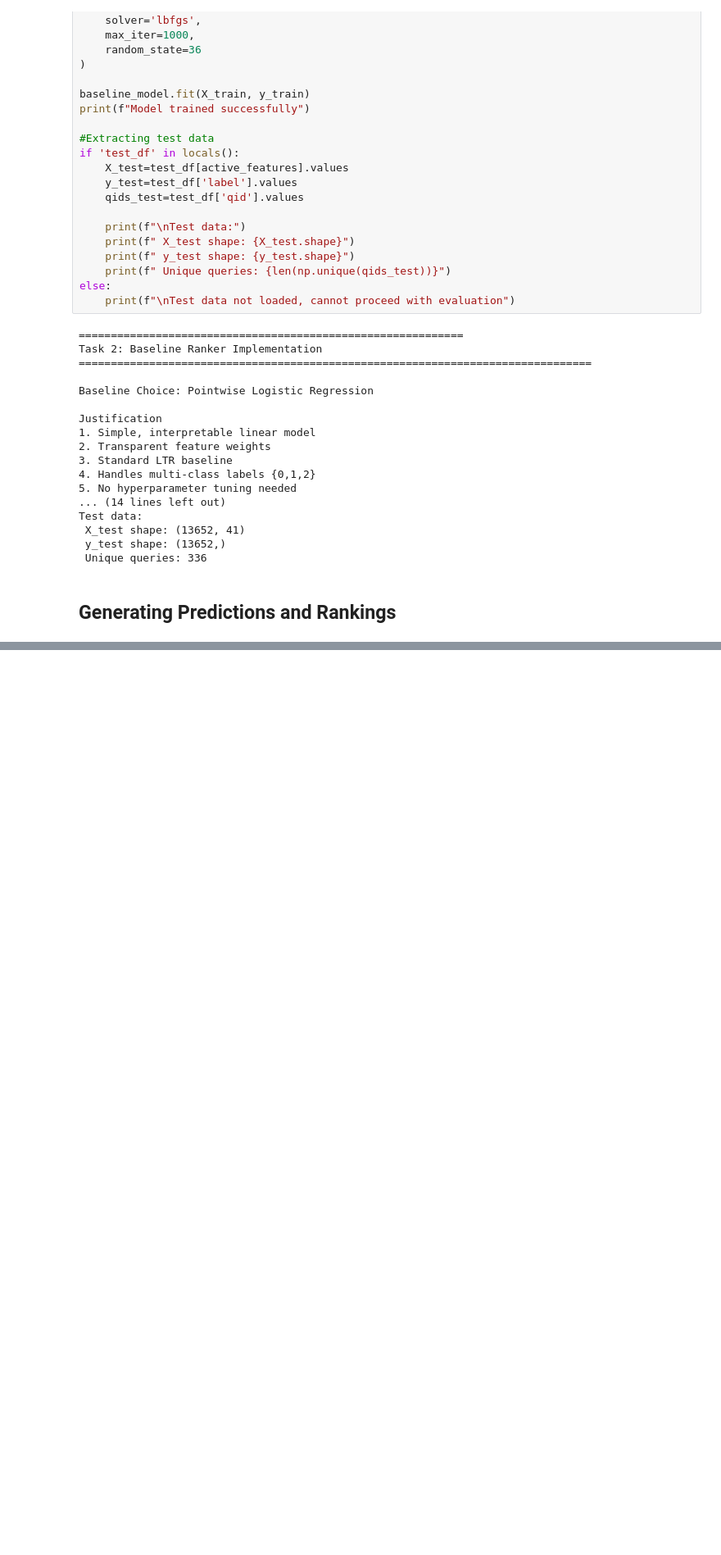
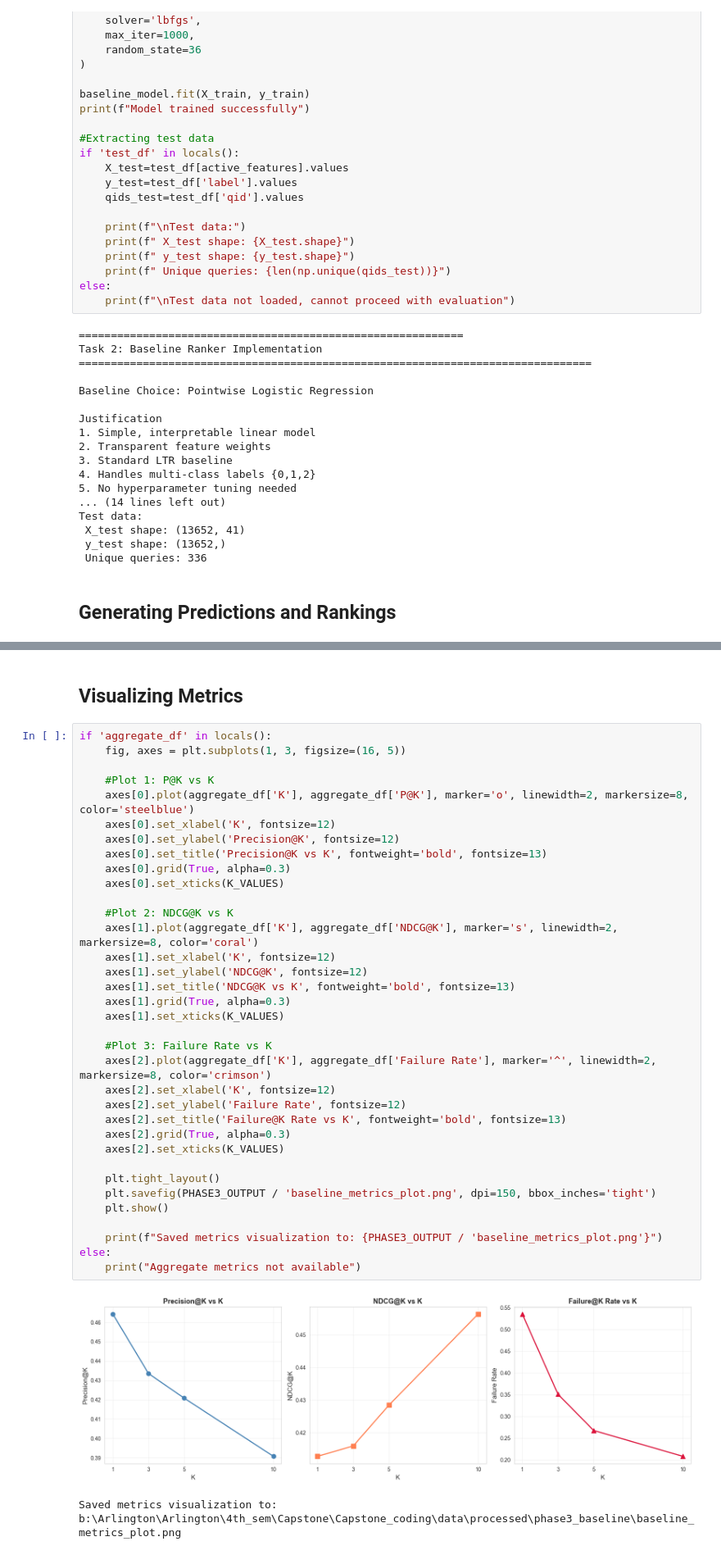
Before and after one commit to KushalMarahatta/Capstone_coding, a Jupyter notebook: notebooks/03_baseline_ranking.ipynb, the cells around one changed output, grey strips where cells are left out. Shown at 82% size. Drawn from its saved outputs; the diff is of its cells as text; blank space fills up the shorter version.

Commit message:
Phase 3 Completed

```diff
--- a/notebooks/03_baseline_ranking.ipynb
+++ b/notebooks/03_baseline_ranking.ipynb
@@ -564,0 +888,40 @@ Sample query (qid=7968):
+# %% [markdown]
+## Visualizing Metrics
+# %%
+if 'aggregate_df' in locals():
+    fig, axes = plt.subplots(1, 3, figsize=(16, 5))
+
+    #Plot 1: P@K vs K
+    axes[0].plot(aggregate_df['K'], aggregate_df['P@K'], marker='o', linewidth=2, markersize=8, color='steelblue')
+    axes[0].set_xlabel('K', fontsize=12)
+    axes[0].set_ylabel('Precision@K', fontsize=12)
+    axes[0].set_title('Precision@K vs K', fontweight='bold', fontsize=13)
+    axes[0].grid(True, alpha=0.3)
+    axes[0].set_xticks(K_VALUES)
+
+    #Plot 2: NDCG@K vs K
+    axes[1].plot(aggregate_df['K'], aggregate_df['NDCG@K'], marker='s', linewidth=2, markersize=8, color='coral')
+    axes[1].set_xlabel('K', fontsize=12)
+    axes[1].set_ylabel('NDCG@K', fontsize=12)
+    axes[1].set_title('NDCG@K vs K', fontweight='bold', fontsize=13)
+    axes[1].grid(True, alpha=0.3)
+    axes[1].set_xticks(K_VALUES)
+
+    #Plot 3: Failure Rate vs K
+    axes[2].plot(aggregate_df['K'], aggregate_df['Failure Rate'], marker='^', linewidth=2, markersize=8, color='crimson')
+    axes[2].set_xlabel('K', fontsize=12)
+    axes[2].set_ylabel('Failure Rate', fontsize=12)
+    axes[2].set_title('Failure@K Rate vs K', fontweight='bold', fontsize=13)
+    axes[2].grid(True, alpha=0.3)
+    axes[2].set_xticks(K_VALUES)
+
+    plt.tight_layout()
+    plt.savefig(PHASE3_OUTPUT / 'baseline_metrics_plot.png', dpi=150, bbox_inches='tight')
+    plt.show()
+
+    print(f"Saved metrics visualization to: {PHASE3_OUTPUT / 'baseline_metrics_plot.png'}")
+else:
+    print("Aggregate metrics not available")
+# %% [output]
+[figure, added]
+Saved metrics visualization to: b:\Arlington\Arlington\4th_sem\Capstone\Capstone_coding\data\processed\phase3_baseline\baseline_metrics_plot.png
```
Also changed, not shown: parts of 33 cells of this notebook.
